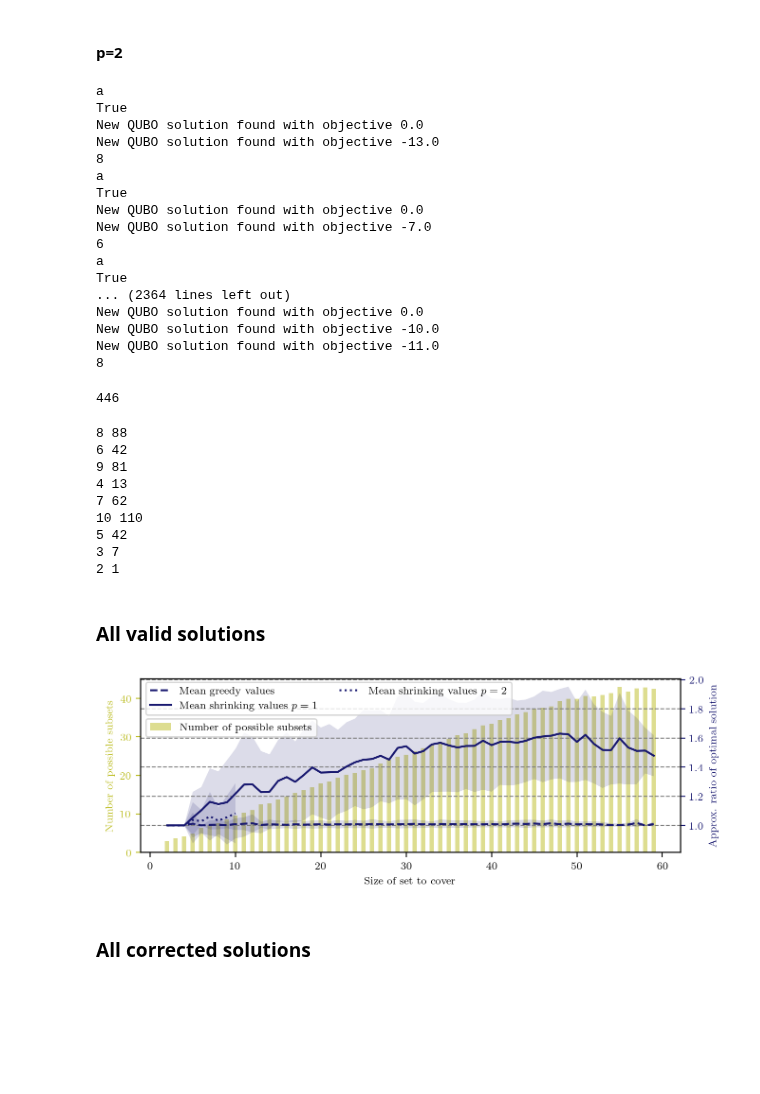
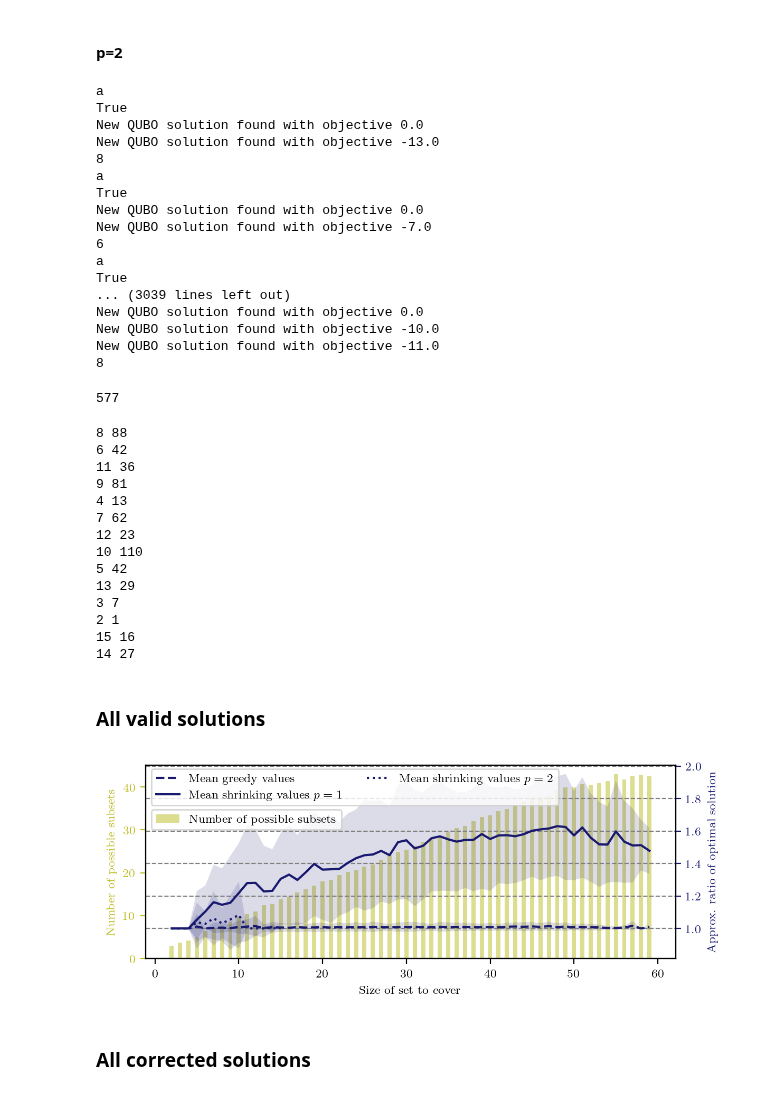
Before and after one commit to jernejrudifinzgar/qiro, a Jupyter notebook: Experiments/SetCover/scripts/plotting_file.ipynb, the cells around one changed output. Drawn from its saved outputs; the diff is of its cells as text; code cells hidden in the pictures; blank space fills up the shorter version.

```diff
--- a/Experiments/SetCover/scripts/plotting_file.ipynb
+++ b/Experiments/SetCover/scripts/plotting_file.ipynb
@@ -222,7 +222,8 @@ for n in ns:
         problem = Generator.SetCover(U, V, A=2, B=1)
         #if problem.num_variables<50:
         if len(U) >10 and len(U)<=15:
-            counter +=1
+            if problem.num_variables < 55:
+                counter +=1
 # %%
 counter
 # %% [output]
@@ -281,7 +282,7 @@ New QUBO solution found with objective -7.0
 6
 a
 True
-... (2364 lines left out)
+... (3039 lines left out)
 New QUBO solution found with objective 0.0
 New QUBO solution found with objective -10.0
 New QUBO solution found with objective -11.0
@@ -289,7 +290,7 @@ New QUBO solution found with objective -11.0
 # %%
 print(num_examples_p2)
 # %% [output]
-446
+577
 # %%
 size_to_shrinking_values_p2 = defaultdict(list)
 
@@ -324,18 +325,23 @@ sorted_std_values_shrinking_p2 = list(sorted_std_values_shrinking_p2)
 # %% [output]
 8 88
 6 42
+11 36
 9 81
 4 13
 7 62
+12 23
 10 110
 5 42
+13 29
 3 7
 2 1
+15 16
+14 27
 # %% [markdown]
 ### All valid solutions
 # %%
 colors=['tab:blue', 'tab:orange', 'tab:green', 'tab:red', 'tab:purple', 'tab:pink', 'midnightblue', 'tab:olive', 'tab:grey','tab:brown', 'tab:cyan']
-fig, ax1 = plt.subplots(1, 1, dpi=200, figsize=(2 * 3.35, 1.3* 9 * 3.35 / 16))
+fig, ax1 = plt.subplots(1, 1, dpi=200, figsize=(1.8 * 3.35, 1.3* 9 * 3.35 / 16))
 
 ax2 = ax1.twinx()
 ax1.set_ylabel('Number of possible subsets', color=colors[7])
@@ -360,34 +366,34 @@ ax2.plot(sorted_unique_sizes, sorted_mean_values_greedy, linestyle= '--', color=
 
 ax2.plot(sorted_unique_sizes, sorted_mean_values_shrinking, linestyle='solid', color=colors[6], label='Mean shrinking values $p=1$')
 
 ax2.plot(sorted_unique_sizes_p2, sorted_mean_values_shrinking_p2, linestyle='dotted', color=colors[6], label='Mean shrinking values $p=2$')
 
 
 ax2.yaxis.grid(color='gray', linestyle='dashed')
 ax2.xaxis.grid(color='gray', linestyle='dashed')
 # Adding labels and title
 
 
 ax1.set_xlabel('Size of set to cover', color = 'black')
 
 ax2.set_ylabel('Approx. ratio of optimal solution', color = colors[6])
 ax2.tick_params(axis='y', colors = colors[6])
 ax1.tick_params(axis='y', colors = colors[7])
 
 ax2.legend(loc = 'upper left', ncols=2, bbox_to_anchor=(0, 1.01))
 
 leg = ax1.legend([handle], ['Number of possible subsets'], loc = 'upper left', ncols=1, bbox_to_anchor=(0, 0.8))
 leg.remove()
 ax2.add_artist(leg)
 
 
 
 
 fig.tight_layout()
 # Show the plot
 plt.show()
 # %% [output]
-[figure, old version]
+[figure, new version]
 # %% [markdown]
 ### All corrected solutions
 # %%
```
Also changed, not shown: parts of 1 cell of this notebook, 7 other files.
